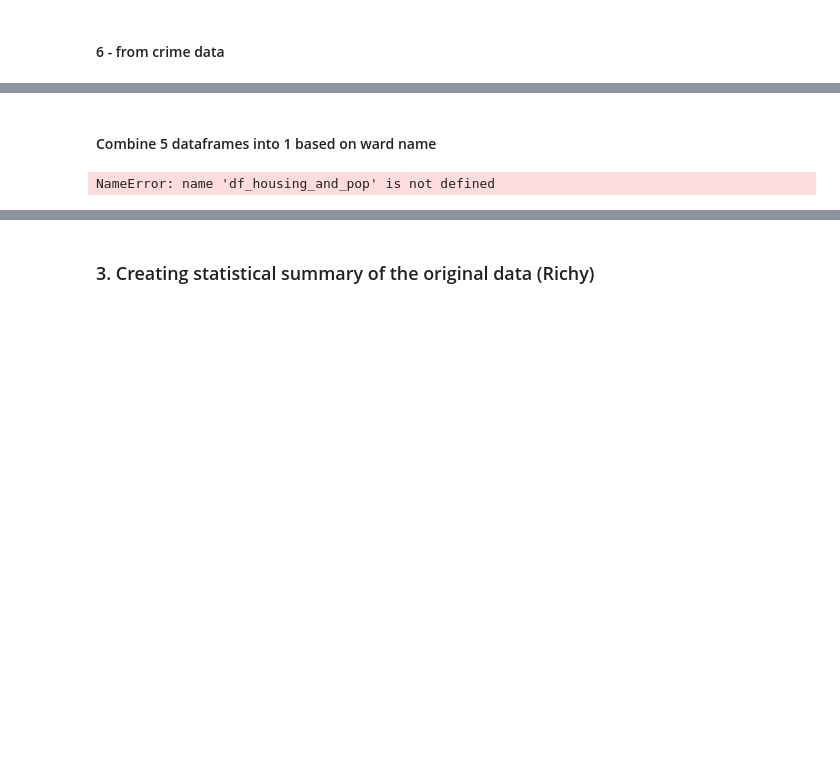
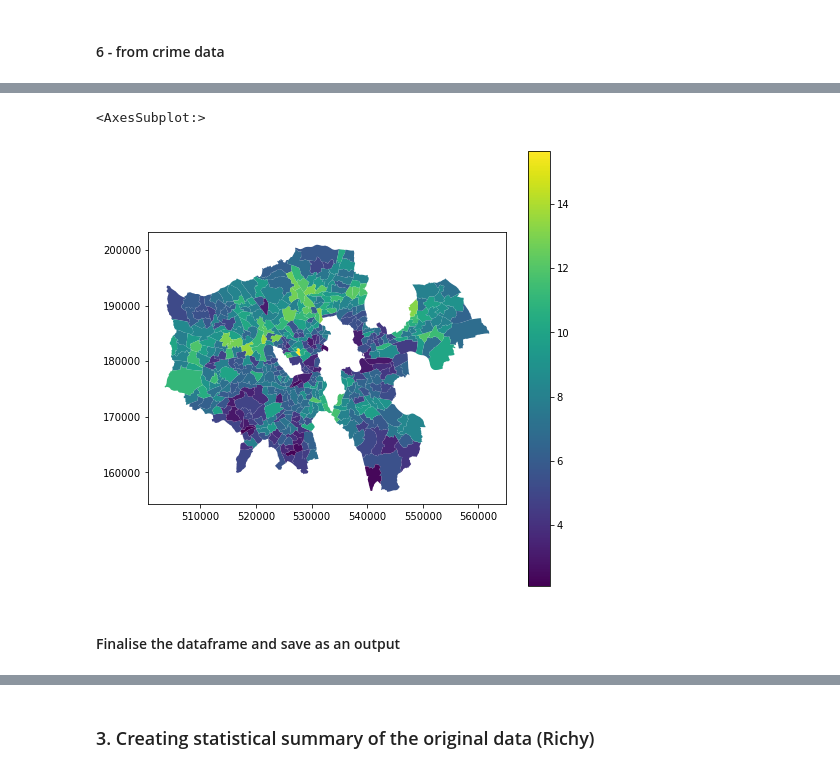
Before and after one commit to neneninja97/liveable_london, a Jupyter notebook: data_pre_processing.ipynb, the cells around one changed output, grey strips where cells are left out. Drawn from its saved outputs; the diff is of its cells as text; code cells hidden in the pictures; blank space fills up the shorter version.

Commit message:
merge almost complete

```diff
--- a/data_pre_processing.ipynb
+++ b/data_pre_processing.ipynb
@@ -287,0 +305,7 @@ df_merged_3.plot(column='pollution_2008', legend=True, figsize=(8,8))
+# %%
+# do a left join - population data and crime
+df_joinedcrime = pd.merge(df_crime, df_wardpop, left_on='WardCode', right_on='New code', how='left')
+# %%
+df_joinedcrime['burglariesper1000residents'] = df_joinedcrime['total2012']/df_joinedcrime['Population - 2015']*1000
+# %%
+df_crimeNormalised = df_joinedcrime[['WardName', 'WardCode', 'total2012', 'Population - 2015', 'burglariesper1000residents']]
@@ -287,0 +321,6 @@ df_merged_3.plot(column='pollution_2008', legend=True, figsize=(8,8))
+# %%
+# Merge into the boundary data
+df_merged_4 = pd.merge(df_merged_3, df_crimeNormalised, left_on='GSS_CODE', right_on='WardCode', how='left')
+
+# Cleaning up
+df_merged_4.drop(['WardName', 'WardCode','total2012', 'Population - 2015'], axis=1, inplace=True)
@@ -288,8 +347,7 @@ df_merged_3.plot(column='pollution_2008', legend=True, figsize=(8,8))
+# %%
+df_merged_4.plot(column='burglariesper1000residents', legend=True, figsize=(8,8))
+# %% [output]
+<AxesSubplot:>
+[figure, added]
 # %% [markdown]
-#### Combine 5 dataframes into 1 based on ward name
+#### Finalise the dataframe and save as an output
-# %%
-# merge livability with housing to for all_data_1
-
-all_data_1 = pd.merge(df_well_being, df_housing_and_pop, left_on='ward_code', right_on='ward_code', how='outer')
-# %% [output]
-NameError: name 'df_housing_and_pop' is not defined
```
Also changed, not shown: parts of 31 cells of this notebook.
